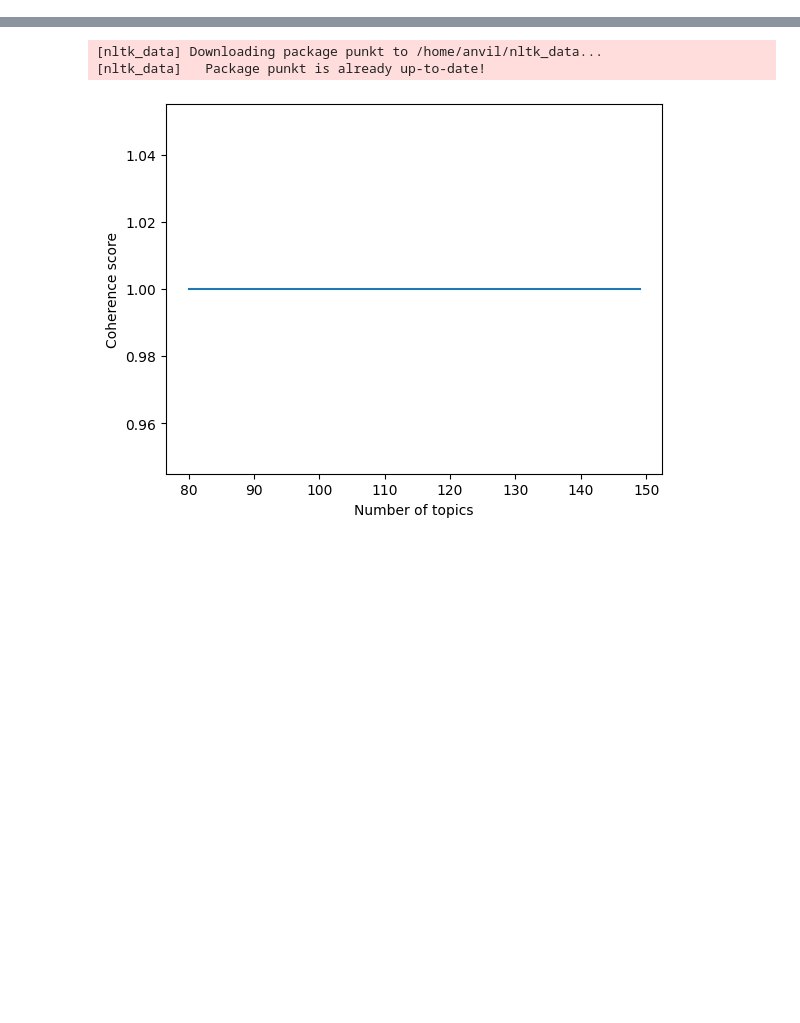
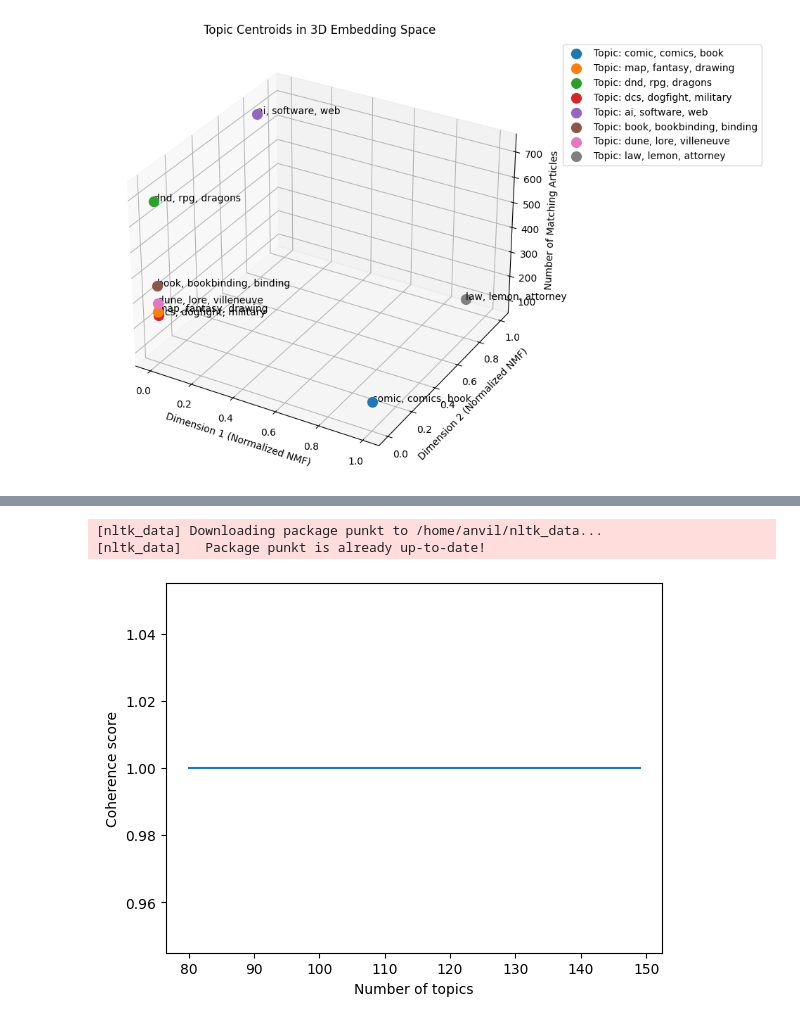
Before and after one commit to traefikturkey/onboard, a Jupyter notebook: notebooks/text_analysis-4.8.24.ipynb, the cells around one changed output, grey strips where cells are left out. Cells and saved outputs as stored; diff of their text form; code cells hidden in the pictures; blank space fills up the shorter version.

```diff
--- a/notebooks/text_analysis-4.8.24.ipynb
+++ b/notebooks/text_analysis-4.8.24.ipynb
@@ -73,0 +190,45 @@ Unmatched Rows: 0
+# %%
+import matplotlib.pyplot as plt
+from mpl_toolkits.mplot3d import Axes3D
+from sklearn.feature_extraction.text import TfidfVectorizer
+from sklearn.decomposition import NMF
+import numpy as np
+
+# Assuming you have already performed the NMF topic modeling
+# and have the topic assignments and topic counts for each row in the dataframe
+
+# Get the top words for each topic
+feature_names = vectorizer.get_feature_names_out()
+topic_centroids = []
+topic_words_list = []
+for topic_idx, topic in enumerate(H):
+    topic_words = [feature_names[i] for i in topic.argsort()[:-16:-1]][:3]
+    topic_words_list.append(", ".join(topic_words))
+    topic_centroid = np.mean([vectorizer.transform([word]).toarray() for word in topic_words], axis=0)
+    topic_centroids.append(topic_centroid)
+
+# Create a 3D array of the topic centroids
+topic_centroids_3d = np.zeros((len(topic_centroids), 3))
+topic_centroids_3d[:, :2] = (W[:len(topic_centroids), :2] - W[:len(topic_centroids), :2].min(axis=0)) / (W[:len(topic_centroids), :2].max(axis=0) - W[:len(topic_centroids), :2].min(axis=0))
+topic_centroids_3d[:, 2] = topic_counts[:len(topic_centroids)]
+
+# Create a figure and 3D axis
+fig = plt.figure(figsize=(10, 8))
+ax = fig.add_subplot(111, projection='3d')
+
+# Plot the topic centroids
+for topic_idx, centroid in enumerate(topic_centroids_3d):
+    ax.scatter(centroid[0], centroid[1], centroid[2], label=f"Topic: {topic_words_list[topic_idx]}", s=100)
+    ax.text(centroid[0], centroid[1], centroid[2], f"{topic_words_list[topic_idx]}", fontsize=10)
+
+# Add labels and title
+ax.set_xlabel("Dimension 1 (Normalized NMF)")
+ax.set_ylabel("Dimension 2 (Normalized NMF)")
+ax.set_zlabel("Number of Matching Articles")
+ax.set_title("Topic Centroids in 3D Embedding Space")
+ax.legend(loc='upper left', bbox_to_anchor=(1.05, 1))
+
+# Display the plot
+plt.show()
+# %% [output]
+[figure, added]
```
Also changed, not shown: parts of 12 cells of this notebook, 3 other files.
